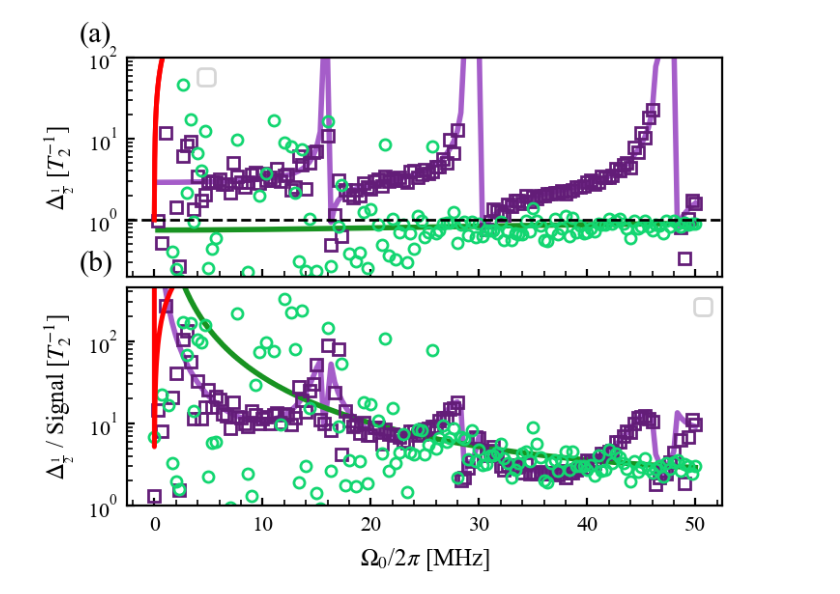
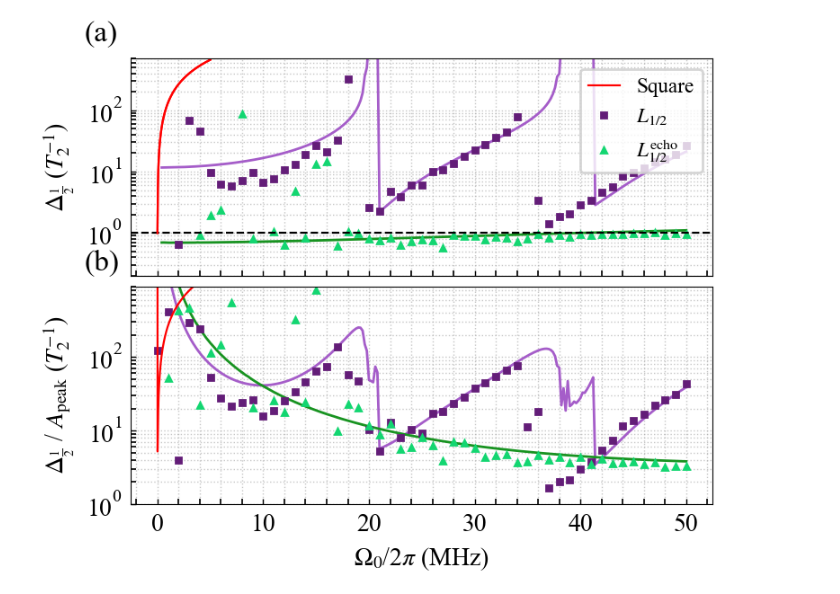
Before and after one commit to asafasia/amplitude-robust-spectrscopy, a Jupyter notebook: notebooks/new/fwhm.ipynb, the cells around one changed output. Saved outputs shown, nothing was run; the diff lists cells and outputs as text; code cells hidden in the pictures.

```diff
--- a/notebooks/new/fwhm.ipynb
+++ b/notebooks/new/fwhm.ipynb
@@ -100,8 +128,7 @@ def far_from_theory(y_sim, y_th_interp, tol=0.5):
 # %%
 
 
-
-
+from scipy.ndimage import gaussian_filter
 params = Parameters()
 
 # ------------------------------------------------------------
@@ -123,8 +150,6 @@ MHz = 2 * np.pi * u.MHz
 T2_limit = params.T2_limit
 
 
-
-
 def to_mhz(x):
     return x / MHz
 
@@ -137,8 +162,6 @@ def fwhm_over_snr_norm(fwhm, snr):
     return fwhm / T2_limit / snr
 
 
-
-
 # ------------------------------------------------------------
 # Theory
 # ------------------------------------------------------------
@@ -148,19 +171,17 @@ ws, fwhm_th, snr_th = find_fwhm_vec_vs_rabi(
 )
 
 
-
-
 # ------------------------------------------------------------
 # Simulations
 # ------------------------------------------------------------
 
 
-clean_style = dict(linestyle="-", linewidth=2, color=COL_NORMAL_LIGHT)
-noisy_style = dict(linestyle="", marker="s", markersize=4,
-                   color=COL_NORMAL_DARK, fillstyle='none')
-clean_style_echo = dict(linestyle="-", linewidth=2, color=COL_ECHO_LIGHT)
-noisy_style_echo = dict(linestyle="", marker="o",
-                        color=COL_ECHO_DARK, markersize=4, fillstyle='none')
+clean_style = dict(linestyle="-", linewidth=1, color=COL_NORMAL_LIGHT)
+noisy_style = dict(linestyle="", marker="s",
+                   markersize=2, color=COL_NORMAL_DARK,label = r'$L_{1/2}$')
+clean_style_echo = dict(linestyle="-", linewidth=1, color=COL_ECHO_LIGHT)
+noisy_style_echo = dict(linestyle="", marker="^",
+                        color=COL_ECHO_DARK, markersize=2,label = r'$L_{1/2}^{\text{echo}}$' )
 
 sim_sets = [
     (results_clean["no_noise"]["normal"], clean_style),
@@ -170,13 +191,9 @@ sim_sets = [
 ]
 
 
-
-
-
-
 # Single column width adjusted for 1x2 grid
-fig_width = 4
-fig_height = 2.9
+fig_width = 4.2
+fig_height = 3.1
 fig = plt.figure(figsize=(fig_width, fig_height))
 
 gs = GridSpec(2, 1, figure=fig, hspace=0.05)
@@ -190,40 +207,25 @@ ax_bot = fig.add_subplot(gs[1])
 # Top plot: FWHM / T2_limit
 y_theory_top = fwhm_th / T2_limit
 
-# Create interpolation function for theory (top plot)
 
+ax_top.plot(to_mhz(ws), y_theory_top, color='red',
+            linestyle="-", linewidth=0.8,label = 'Square')
 
-# theory_top_interp = interp1d(
-#     to_mhz(ws),
-#     y_theory_top,
-#     bounds_error=False,
-#     fill_value="extrapolate",
-# )
-
-# theory_top_interp = interp1d(
-#     to_mhz(ws),
-#     y_theory_top,
-#     bounds_error=False,
-#     fill_value="extrapolate",
-# )
-
-
-ax_top.plot(to_mhz(ws), y_theory_top, color='red', linestyle="-", linewidth=1.8)
-
-for res, style in sim_sets:
+for i,(res, style) in enumerate(sim_sets):
     fwhm = res.fwhm_map
     y_sim_top = (fwhm_norm(fwhm)/2/np.pi)
-    ax_top.plot(to_mhz(amplitudes)[1:], y_sim_top[1:], **style)
+    amplitudes = res.amplitudes
+    ax_top.plot(to_mhz(amplitudes)[2:], y_sim_top[2:], **style)
 
 # Bottom plot: FWHM / SNR / T2_limit
 
 
-for res, style in sim_sets:
+for i,(res, style) in enumerate(sim_sets):
     fwhm = res.fwhm_map
     snr = res.snr_map
     y_sim_bot = (fwhm_over_snr_norm(fwhm, snr)/2/np.pi)
+    amplitudes = res.amplitudes
     ax_bot.plot(to_mhz(amplitudes), y_sim_bot, **style)
-
 # ------------------------------------------------------------
 # Formatting
 # ------------------------------------------------------------
@@ -231,41 +233,46 @@ for ax in [ax_top, ax_bot]:
     ax.set_yscale("log")
     # ax.set_xscale("log")
 
-ax_top.set_ylim(0.2, 100)
-ax_bot.set_ylim(1, 450)
+ax_top.set_ylim(0.2, 0.7e3)
+ax_bot.set_ylim(1, 0.9e3)
 
 # Clean up top X-ticks
 ax_top.set_xticklabels([])
 
 # Labels
-ax_top.set_ylabel(r"$\Delta_{\frac{1}{2}}$ [$T_2^{-1}$]")
-ax_bot.set_ylabel(r"$\Delta_{\frac{1}{2}}$ / Signal [$T_2^{-1}$]")
-ax_bot.set_xlabel(r'$\Omega_0$/2$\pi$ [MHz]')
+ax_top.set_ylabel(r"$\Delta_{\frac{1}{2}}$ ($T_2^{-1}$)")
+ax_bot.set_ylabel(r"$\Delta_{\frac{1}{2}}$ / $A_{\text{peak}}$ ($T_2^{-1}$)")
+ax_bot.set_xlabel(r'$\Omega_0$/2$\pi$ (MHz)')
 
-ax_top.legend(loc='upper left', frameon=True, bbox_to_anchor=(0.1, 1.0))
-ax_bot.legend(loc='upper right', frameon=True)
 
-ax_top.axhline(1, color='black', linestyle="--", linewidth=1)
-ax_top.plot(to_mhz(ws), y_theory_top, color='red', linestyle="-", label='Theory', linewidth=1.8)
+
+ax_top.axhline(1, color='black', linestyle="--", linewidth=0.8)
+ax_top.plot(to_mhz(ws), y_theory_top, color='red',
+            linestyle="-", linewidth=0.8)
 y_theory_bot = fwhm_th / T2_limit / snr_th
-ax_bot.plot(to_mhz(ws), y_theory_bot, color='red', linestyle="-", linewidth=1.8)
+ax_bot.plot(to_mhz(ws), y_theory_bot, color='red',
+            linestyle="-", linewidth=0.8,label = 'square')
 # Final tight layout adjustment
 plt.subplots_adjust(bottom=0.15, left=0.18, right=0.95, top=0.95)
 
 labels = ["(a)", "(b)"]
 for ax, lab in zip([ax_top, ax_bot], labels):
     ax.annotate(
         lab,
         xy=(-0.08, 1.05),
         xycoords="axes fraction",
         ha="left",
         va="bottom",
         fontsize="large",
     )
 
+# ax_top.legend(loc='upper left', frameon=True, bbox_to_anchor=(0.1, 1.0))
+ax_top.legend(loc='upper right', frameon=True,fontsize='small')
+ax_top.grid(True, which="both", ls=":", lw=0.5, alpha=0.7)
+ax_bot.grid(True, which="both", ls=":", lw=0.5, alpha=0.7)
 
 plt.savefig("fwhm_vs_rabi_prl.png", format='png', bbox_inches='tight', dpi=300)
 
 plt.show()
 # %% [output]
-[figure, old version]
+[figure, new version]
```
Also changed, not shown: parts of 4 cells of this notebook, 50 other files.
